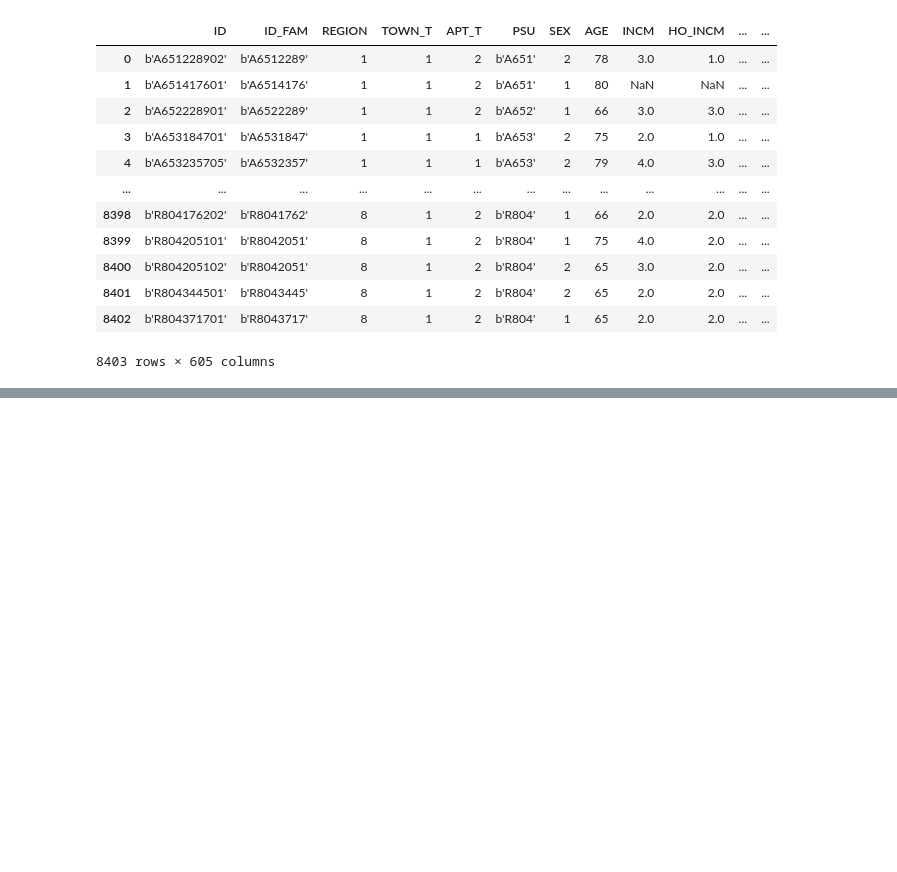
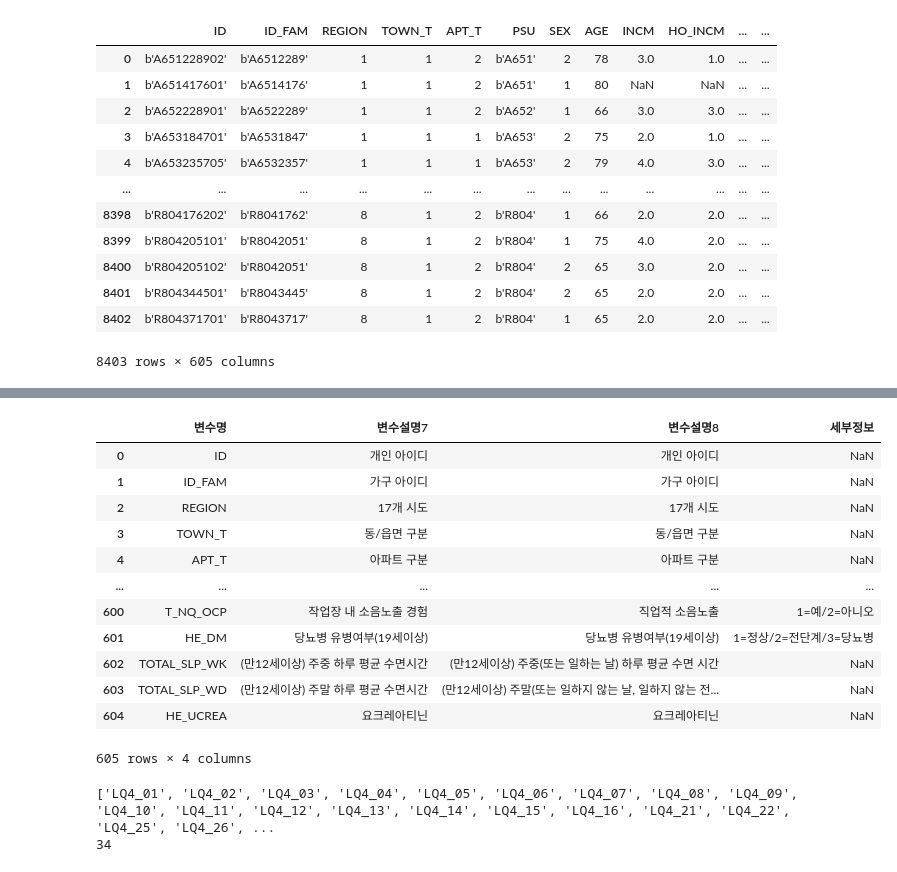
Before and after one commit to knu-final-project/sas_view, a Jupyter notebook: data/junyoung.ipynb, the cells around one changed output, grey strips where cells are left out. Drawn from its saved outputs; the diff is of its cells as text; code cells hidden in the pictures; blank space fills up the shorter version.

```diff
--- a/data/junyoung.ipynb
+++ b/data/junyoung.ipynb
@@ -287,0 +359,25 @@ real_data1.to_csv('real_data1_notnull.csv', encoding='cp949')
+# %%
+new_columns = pd.read_csv('new_columns.csv', encoding='cp949', index_col=0)
+new_columns
+# %% [output]
+|  | 변수명 | 변수설명7 | 변수설명8 | 세부정보 |
+| 0 | ID | 개인 아이디 | 개인 아이디 | NaN |
+| 1 | ID_FAM | 가구 아이디 | 가구 아이디 | NaN |
+| 2 | REGION | 17개 시도 | 17개 시도 | NaN |
+| 3 | TOWN_T | 동/읍면 구분 | 동/읍면 구분 | NaN |
+| 4 | APT_T | 아파트 구분 | 아파트 구분 | NaN |
+| ... | ... | ... | ... | ... |
+| 600 | T_NQ_OCP | 작업장 내 소음노출 경험 | 직업적 소음노출 | 1=예/2=아니오 |
+| 601 | HE_DM | 당뇨병 유병여부(19세이상) | 당뇨병 유병여부(19세이상) | 1=정상/2=전단계/3=당뇨병 |
+| 602 | TOTAL_SLP_WK | (만12세이상) 주중 하루 평균 수면시간 | (만12세이상) 주중(또는 일하는 날) 하루 평균 수면 시간 | NaN |
+| 603 | TOTAL_SLP_WD | (만12세이상) 주말 하루 평균 수면시간 | (만12세이상) 주말(또는 일하지 않는 날, 일하지 않는 전... | NaN |
+| 604 | HE_UCREA | 요크레아티닌 | 요크레아티닌 | NaN |
+605 rows × 4 columns
+# %%
+# 변수설명7 or 8 에 '사유'를 포함하고 있는 컬럼들
+sayu_col = list(new_columns['변수명'][new_columns['변수설명7'].str.contains('사유')])
+print(sayu_col)
+print(len(sayu_col))
+# %% [output]
+['LQ4_01', 'LQ4_02', 'LQ4_03', 'LQ4_04', 'LQ4_05', 'LQ4_06', 'LQ4_07', 'LQ4_08', 'LQ4_09', 'LQ4_10', 'LQ4_11', 'LQ4_12', 'LQ4_13', 'LQ4_14', 'LQ4_15', 'LQ4_16', 'LQ4_21', 'LQ4_22', 'LQ4_25', 'LQ4_26', ...
+34
```
Also changed, not shown: parts of 10 cells of this notebook, 5 other files.
